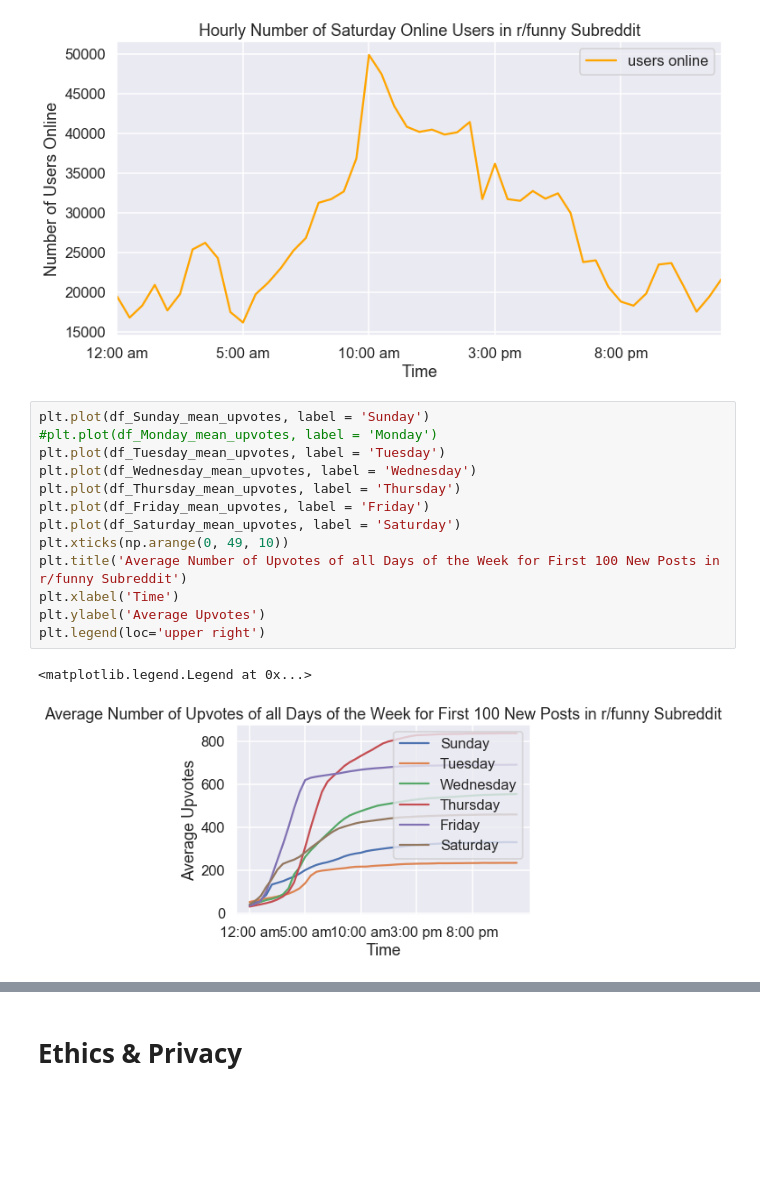
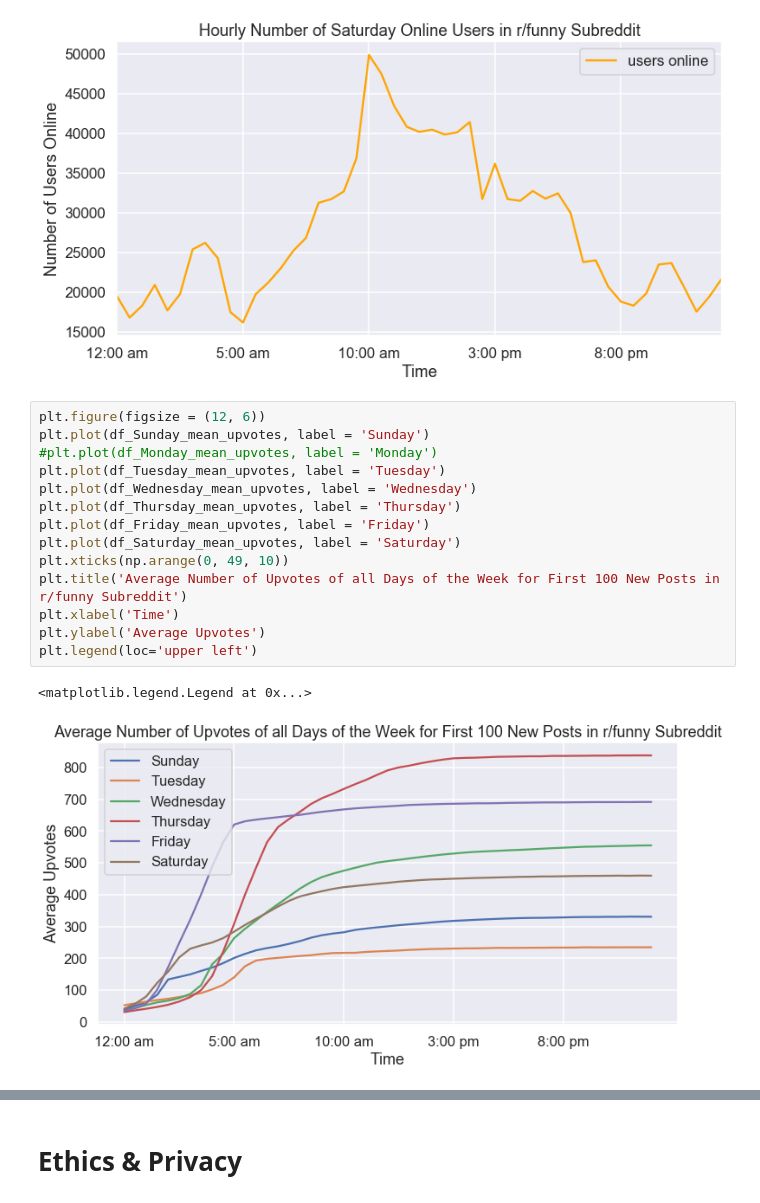
Before and after one commit to cs1212/COGS108_Reddit-Data-Analysis, a Jupyter notebook: FinalProject.ipynb, the cells around one changed output, grey strips where cells are left out. Drawn from its saved outputs; the diff is of its cells as text; blank space fills up the shorter version.

Commit message:
Attempt at making combined graphs

```diff
--- a/FinalProject.ipynb
+++ b/FinalProject.ipynb
@@ -551,19 +551,20 @@ legend.get_texts()[0].set_text('users online')
 # %% [output]
 [figure]
 # %%
+plt.figure(figsize = (12, 6))
 plt.plot(df_Sunday_mean_upvotes, label = 'Sunday')
 #plt.plot(df_Monday_mean_upvotes, label = 'Monday')
 plt.plot(df_Tuesday_mean_upvotes, label = 'Tuesday')
 plt.plot(df_Wednesday_mean_upvotes, label = 'Wednesday')
 plt.plot(df_Thursday_mean_upvotes, label = 'Thursday')
 plt.plot(df_Friday_mean_upvotes, label = 'Friday')
 plt.plot(df_Saturday_mean_upvotes, label = 'Saturday')
 plt.xticks(np.arange(0, 49, 10))
 plt.title('Average Number of Upvotes of all Days of the Week for First 100 New Posts in r/funny Subreddit')
 plt.xlabel('Time')
 plt.ylabel('Average Upvotes')
-plt.legend(loc='upper right')
+plt.legend(loc='upper left')
 # %% [output]
 <matplotlib.legend.Legend at 0x...>
-[figure, old version]
+[figure, new version]
 # %%
```
Also changed, not shown: parts of 2 cells of this notebook.
